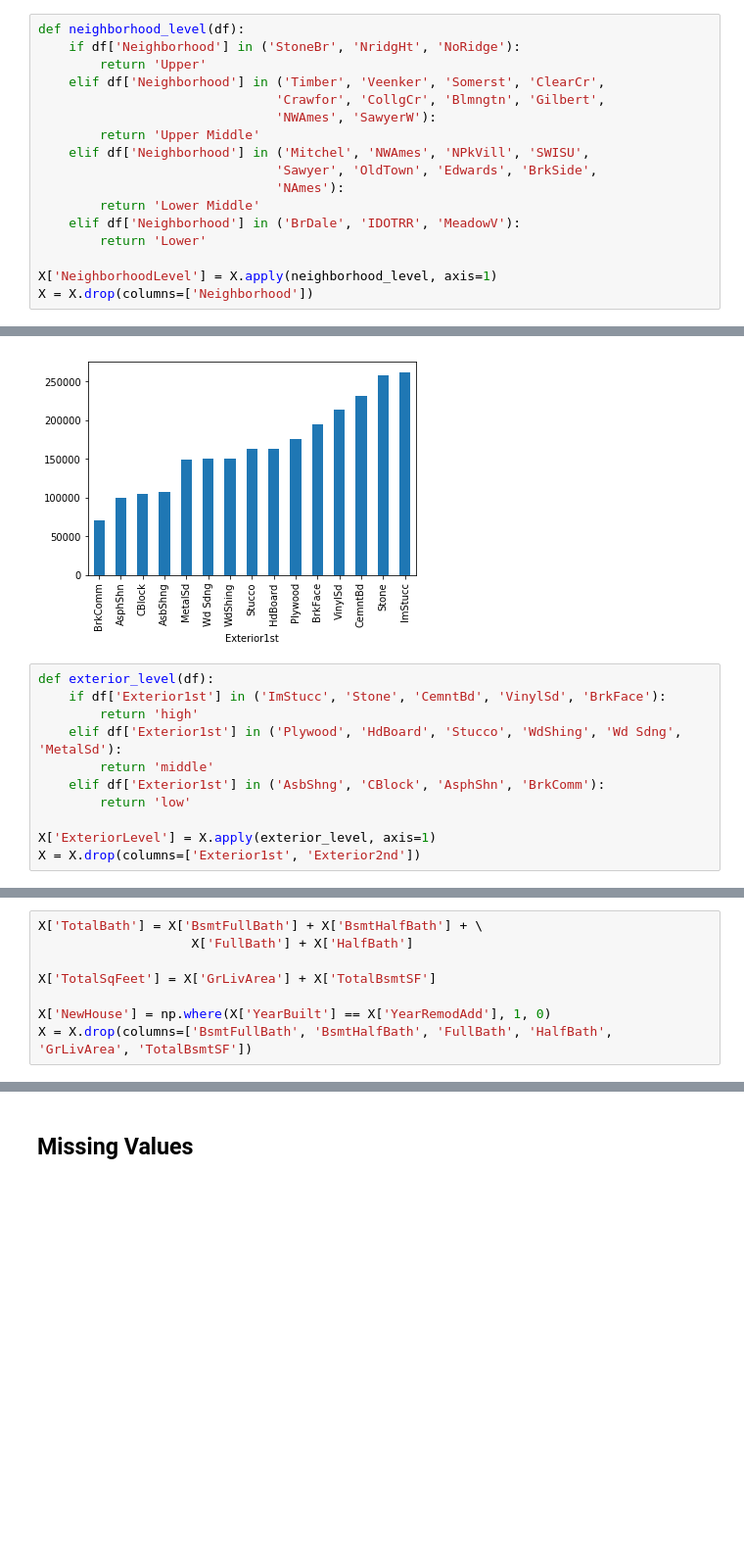
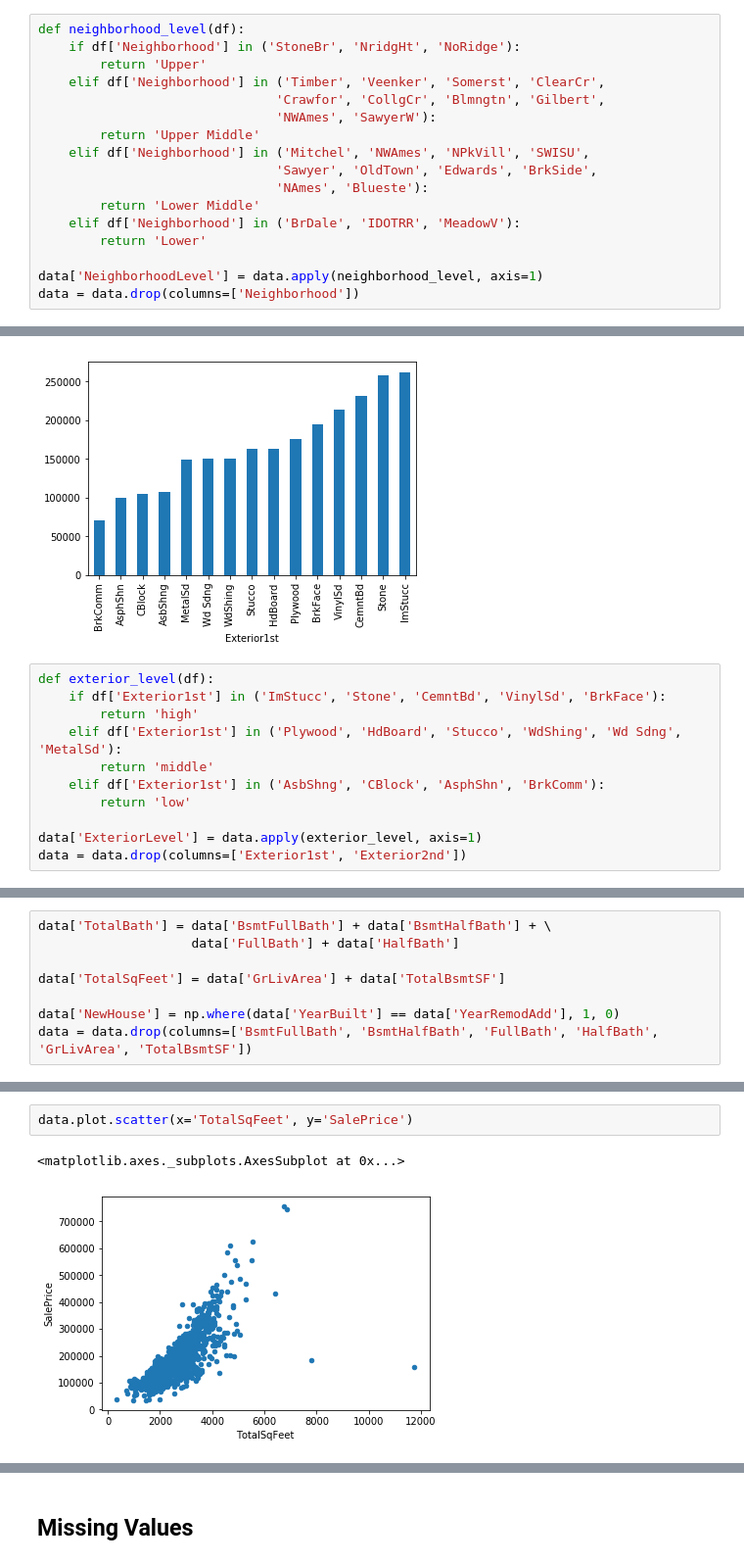
Before and after one commit to miketibb/Housing-Prices, a Jupyter notebook: Xgboost_Price.ipynb, the cells around one changed output, grey strips where cells are left out. Shown at 98% size. Drawn from its saved outputs; the diff is of its cells as text; blank space fills up the shorter version.

```diff
--- a/Xgboost_Price.ipynb
+++ b/Xgboost_Price.ipynb
@@ -80,13 +80,13 @@ def neighborhood_level(df):
         return 'Upper Middle'
     elif df['Neighborhood'] in ('Mitchel', 'NWAmes', 'NPkVill', 'SWISU',
                                'Sawyer', 'OldTown', 'Edwards', 'BrkSide',
-                               'NAmes'):
+                               'NAmes', 'Blueste'):
         return 'Lower Middle'
     elif df['Neighborhood'] in ('BrDale', 'IDOTRR', 'MeadowV'):
         return 'Lower'
 
-X['NeighborhoodLevel'] = X.apply(neighborhood_level, axis=1)
-X = X.drop(columns=['Neighborhood'])
+data['NeighborhoodLevel'] = data.apply(neighborhood_level, axis=1)
+data = data.drop(columns=['Neighborhood'])
 # %%
 data.groupby(['Exterior1st'])['SalePrice'].mean().sort_values().plot.bar()
 # %% [output]
@@ -101,5 +101,5 @@ def exterior_level(df):
     elif df['Exterior1st'] in ('AsbShng', 'CBlock', 'AsphShn', 'BrkComm'):
         return 'low'
 
-X['ExteriorLevel'] = X.apply(exterior_level, axis=1)
-X = X.drop(columns=['Exterior1st', 'Exterior2nd'])
+data['ExteriorLevel'] = data.apply(exterior_level, axis=1)
+data = data.drop(columns=['Exterior1st', 'Exterior2nd'])
@@ -106,9 +108,9 @@ X = X.drop(columns=['Exterior1st', 'Exterior2nd'])
 # %%
-X['TotalBath'] = X['BsmtFullBath'] + X['BsmtHalfBath'] + \
-                    X['FullBath'] + X['HalfBath']
+data['TotalBath'] = data['BsmtFullBath'] + data['BsmtHalfBath'] + \
+                    data['FullBath'] + data['HalfBath']
 
-X['TotalSqFeet'] = X['GrLivArea'] + X['TotalBsmtSF']
+data['TotalSqFeet'] = data['GrLivArea'] + data['TotalBsmtSF']
 
-X['NewHouse'] = np.where(X['YearBuilt'] == X['YearRemodAdd'], 1, 0)
-X = X.drop(columns=['BsmtFullBath', 'BsmtHalfBath', 'FullBath', 'HalfBath', 'GrLivArea', 'TotalBsmtSF'])
+data['NewHouse'] = np.where(data['YearBuilt'] == data['YearRemodAdd'], 1, 0)
+data = data.drop(columns=['BsmtFullBath', 'BsmtHalfBath', 'FullBath', 'HalfBath', 'GrLivArea', 'TotalBsmtSF'])
 # %%
@@ -117,3 +118,8 @@ data.boxplot(column='SalePrice', by='NewHouse')
 # %% [output]
 <matplotlib.axes._subplots.AxesSubplot at 0x...>
 [figure]
+# %%
+data.plot.scatter(x='TotalSqFeet', y='SalePrice')
+# %% [output]
+<matplotlib.axes._subplots.AxesSubplot at 0x...>
+[figure, added]
```
Also changed, not shown: parts of 37 cells of this notebook.
